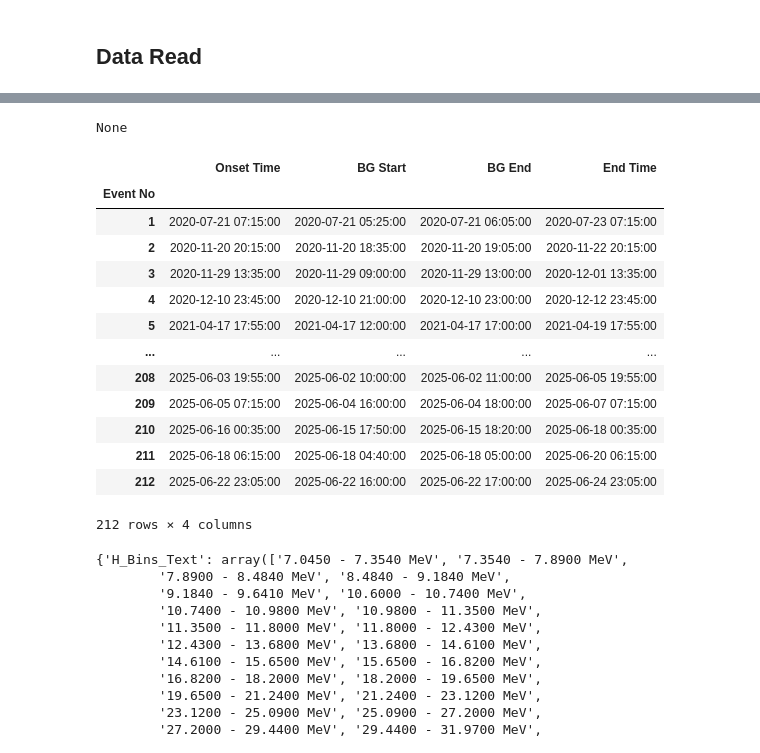
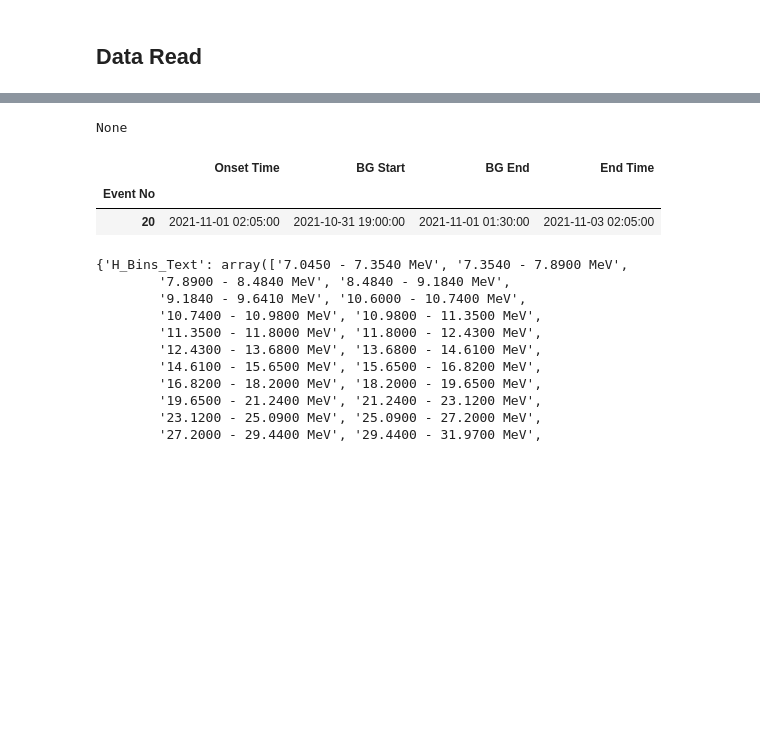
Before and after one commit to spearhead-he/sep-pact, a Jupyter notebook: sep-pact.ipynb, the cells around one changed output, grey strips where cells are left out. Drawn from its saved outputs; the diff is of its cells as text; code cells hidden in the pictures; blank space fills up the shorter version.

Commit message:
added openpyxl requirement, changed the input to point to the example file, uncommented read code

```diff
--- a/sep-pact.ipynb
+++ b/sep-pact.ipynb
@@ -56,7 +62,7 @@ None
 69   2023-12-29 02:28:11
 Name: Datetime, Length: 70, dtype: datetime64[ns]
 # %%
-df_event_times = pd.read_excel(pjoin(dir_inputs, "solo_list_FINAL6F3_5_full_newEvents_times.xlsx"),
+df_event_times = pd.read_excel(pjoin(dir_inputs, "example.xlsx"),
                                header=0,
                                index_col=0,
                                dtype={"Onset Time": "datetime64[ns]"})
@@ -95,18 +95,7 @@ memory usage: 16.4 KB
 None
 |  | Onset Time | BG Start | BG End | End Time |
 | Event No |  |  |  |  |
-| 1 | 2020-07-21 07:15:00 | 2020-07-21 05:25:00 | 2020-07-21 06:05:00 | 2020-07-23 07:15:00 |
-| 2 | 2020-11-20 20:15:00 | 2020-11-20 18:35:00 | 2020-11-20 19:05:00 | 2020-11-22 20:15:00 |
-| 3 | 2020-11-29 13:35:00 | 2020-11-29 09:00:00 | 2020-11-29 13:00:00 | 2020-12-01 13:35:00 |
-| 4 | 2020-12-10 23:45:00 | 2020-12-10 21:00:00 | 2020-12-10 23:00:00 | 2020-12-12 23:45:00 |
-| 5 | 2021-04-17 17:55:00 | 2021-04-17 12:00:00 | 2021-04-17 17:00:00 | 2021-04-19 17:55:00 |
-| ... | ... | ... | ... | ... |
-| 208 | 2025-06-03 19:55:00 | 2025-06-02 10:00:00 | 2025-06-02 11:00:00 | 2025-06-05 19:55:00 |
-| 209 | 2025-06-05 07:15:00 | 2025-06-04 16:00:00 | 2025-06-04 18:00:00 | 2025-06-07 07:15:00 |
-| 210 | 2025-06-16 00:35:00 | 2025-06-15 17:50:00 | 2025-06-15 18:20:00 | 2025-06-18 00:35:00 |
-| 211 | 2025-06-18 06:15:00 | 2025-06-18 04:40:00 | 2025-06-18 05:00:00 | 2025-06-20 06:15:00 |
-| 212 | 2025-06-22 23:05:00 | 2025-06-22 16:00:00 | 2025-06-22 17:00:00 | 2025-06-24 23:05:00 |
+| 20 | 2021-11-01 02:05:00 | 2021-10-31 19:00:00 | 2021-11-01 01:30:00 | 2021-11-03 02:05:00 |
-212 rows × 4 columns
 # %%
 # Data download parameters
 plot_buffer_time = timedelta(hours=2)
```
Also changed, not shown: parts of 10 cells of this notebook, 1 other file.
